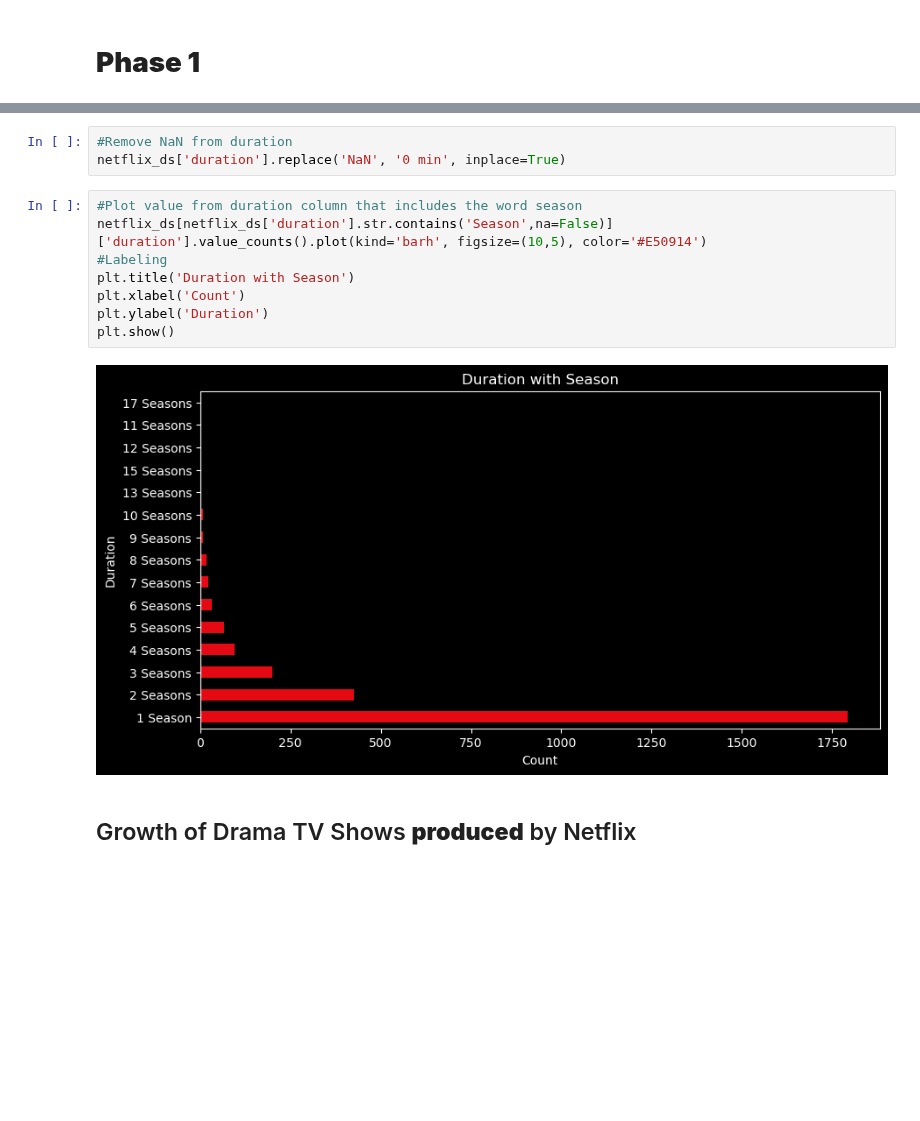
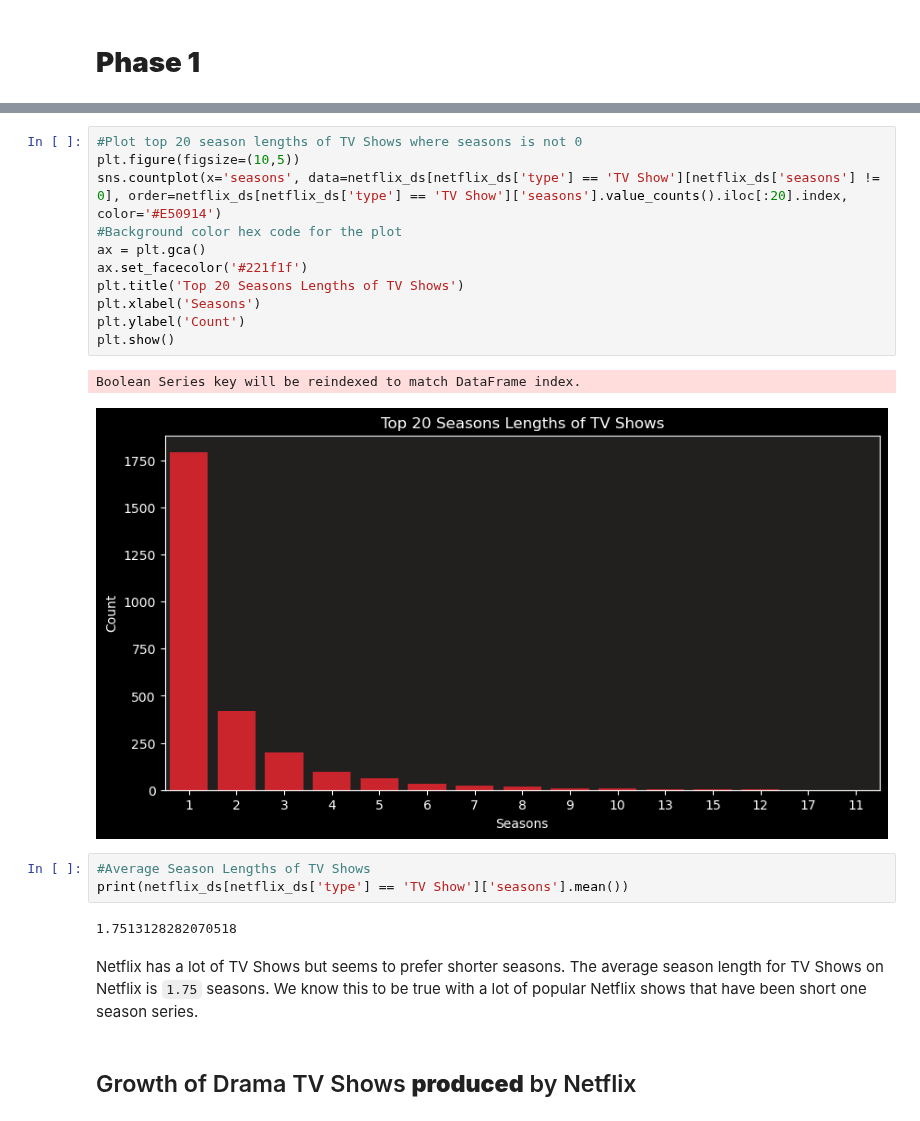
Before and after one commit to bhagirathbhard/Analysis-Netflix-Content-Library, a Jupyter notebook: A7-Netflix-Content-Analysis.ipynb, the cells around one changed output, grey strips where cells are left out. Saved outputs shown, nothing was run; the diff lists cells and outputs as text; blank space fills up the shorter version.

```diff
--- a/A7-Netflix-Content-Analysis.ipynb
+++ b/A7-Netflix-Content-Analysis.ipynb
@@ -581,16 +602,24 @@ It could also be interesting to assess if there are any specific days on which N
-# %%
-#Remove NaN from duration
-netflix_ds['duration'].replace('NaN', '0 min', inplace=True)
-# %%
-#Plot value from duration column that includes the word season
-netflix_ds[netflix_ds['duration'].str.contains('Season',na=False)]['duration'].value_counts().plot(kind='barh', figsize=(10,5), color='#E50914')
-#Labeling
-plt.title('Duration with Season')
-plt.xlabel('Count')
-plt.ylabel('Duration')
-plt.show()
-# %% [output]
-[figure, removed]
+# %%
+#Plot top 20 season lengths of TV Shows where seasons is not 0
+plt.figure(figsize=(10,5))
+sns.countplot(x='seasons', data=netflix_ds[netflix_ds['type'] == 'TV Show'][netflix_ds['seasons'] != 0], order=netflix_ds[netflix_ds['type'] == 'TV Show']['seasons'].value_counts().iloc[:20].index, color='#E50914')
+#Background color hex code for the plot
+ax = plt.gca()
+ax.set_facecolor('#221f1f')
+plt.title('Top 20 Seasons Lengths of TV Shows')
+plt.xlabel('Seasons')
+plt.ylabel('Count')
+plt.show()
+# %% [output]
+Boolean Series key will be reindexed to match DataFrame index.
+[figure, added]
+# %%
+#Average Season Lengths of TV Shows
+print(netflix_ds[netflix_ds['type'] == 'TV Show']['seasons'].mean())
+# %% [output]
+1.7513128282070518
+# %% [markdown]
+Netflix has a lot of TV Shows but seems to prefer shorter seasons. The average season length for TV Shows on Netflix is `1.75` seasons. We know this to be true with a lot of popular Netflix shows that have been short one season series.
 # %% [markdown]
 ## Growth of Drama TV Shows **produced** by Netflix
 # %% [markdown]
```
Also changed, not shown: parts of 17 cells of this notebook.
